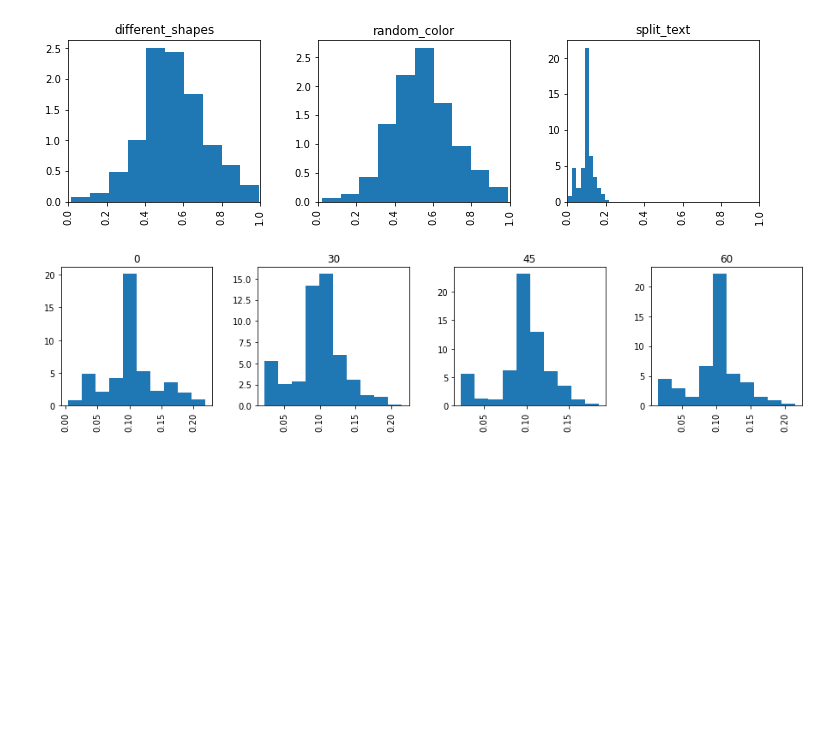
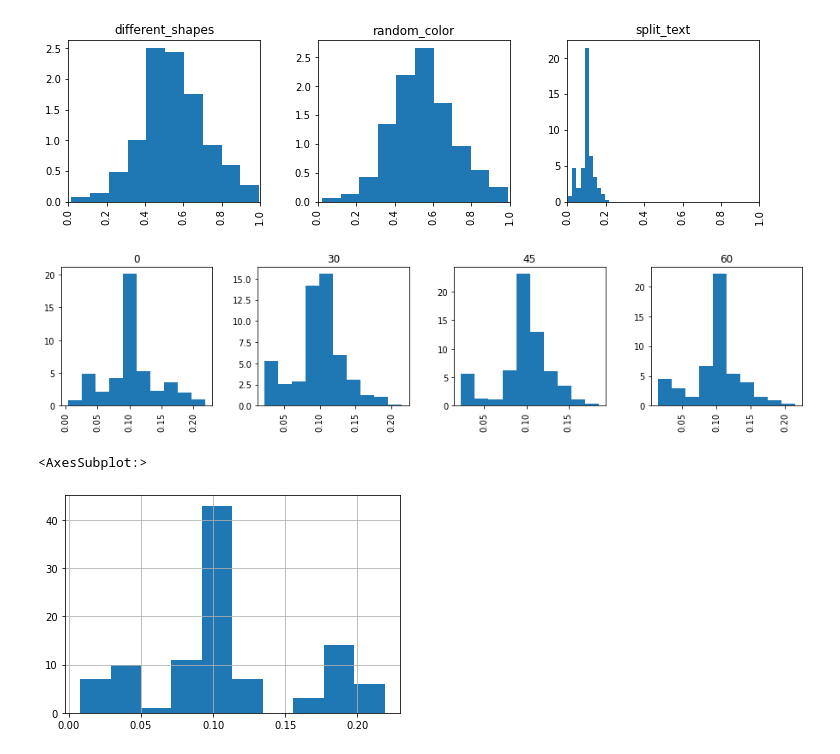
Before and after one commit to guydav/simple-relational-reasoning, a Jupyter notebook: notebooks/EmbeddingDataAnalysis.ipynb, the cells around one changed output. Drawn from its saved outputs; the diff is of its cells as text; code cells hidden in the pictures; blank space fills up the shorter version.

```diff
--- a/notebooks/EmbeddingDataAnalysis.ipynb
+++ b/notebooks/EmbeddingDataAnalysis.ipynb
@@ -108,3 +108,10 @@ split_text_df = combined_df[combined_df.condition.eq('split_text')]
 axes = split_text_df.acc_mean.hist(by=split_text_df.rotate_angle, density=True, figsize=(15, 3), layout=(1, 4))
 # %% [output]
 [figure]
+# %%
+split_text_test_df = pd.read_csv('../embedding_outputs/saycam_split_text_test.csv')
+# %%
+split_text_test_df.acc_mean.hist()
+# %% [output]
+<AxesSubplot:>
+[figure, added]
```
Also changed, not shown: 3 other files.
